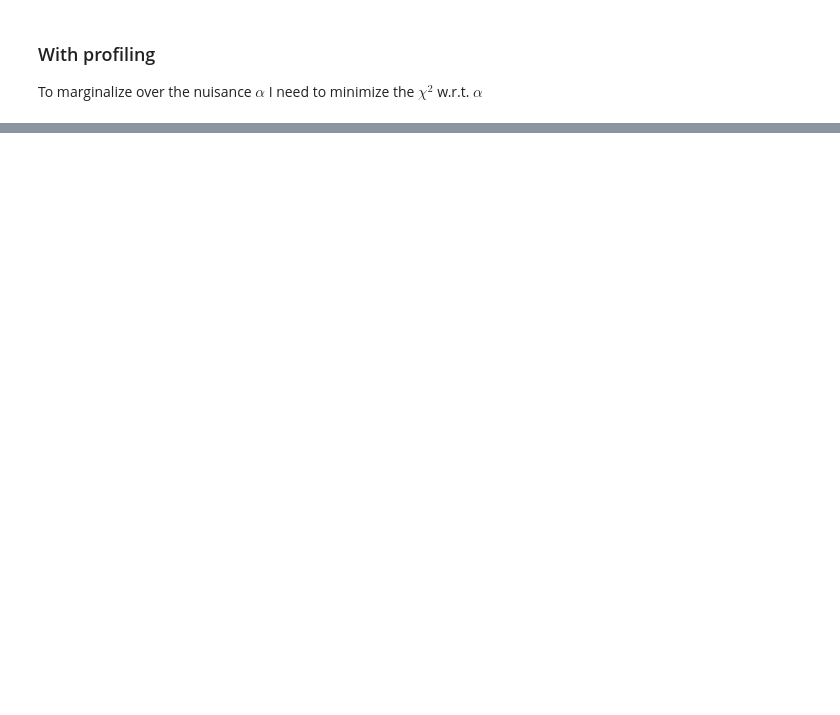
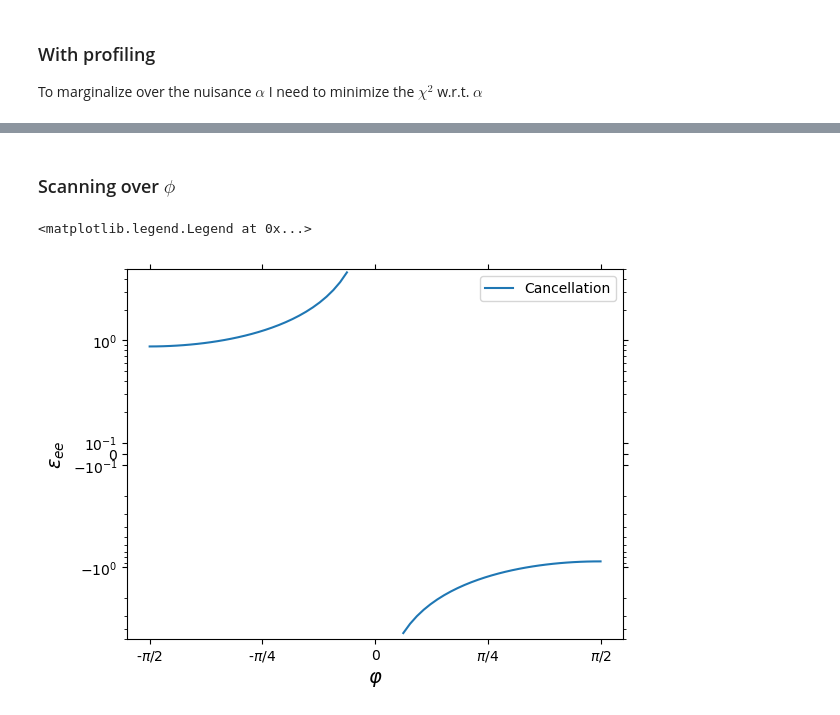
Before and after one commit to SNuDD/SNuDD, a Jupyter notebook: notebooks/XLZD_ER.ipynb, the cells around one changed output, grey strips where cells are left out. Saved outputs shown, nothing was run; the diff lists cells and outputs as text; code cells hidden in the pictures; blank space fills up the shorter version.

```diff
--- a/notebooks/XLZD_ER.ipynb
+++ b/notebooks/XLZD_ER.ipynb
@@ -394,0 +426,37 @@ np.float64(7.78498944161523)
+# %% [markdown]
+### Scanning over $\phi$
+# %%
+eta_charged = 0
+phi_neg = np.linspace(-np.pi/2, -np.pi/16, 30)
+phi_pos = - phi_neg[::-1]
+eps_neg = np.empty_like(phi_neg)
+eps_pos = np.empty_like(phi_neg)
+
+for i, ph in enumerate(tqdm(phi_neg, desc="Processing phi values")):
+    result = minimize_scalar(local_ll, args=(eta_charged, ph), bounds=(0.8, 10), method='bounded')
+    eps_neg[i] = result.x
+
+for i, ph in enumerate(tqdm(phi_pos, desc="Processing phi values")):
+    result = minimize_scalar(local_ll, args=(eta_charged, ph), bounds=(-10, 0.8), method='bounded')
+    eps_pos[i] = result.x
+# %%
+
+# Figure
+fig, ax = plt.subplots()
+
+plt.plot(phi_neg, eps_neg, color='tab:blue', label="Cancellation")
+plt.plot(phi_pos, eps_pos, color='tab:blue')
+ax.set_yscale('symlog', linthresh=0.1, linscale=0.1)
+# ax.yaxis.set_minor_locator(tck.AutoMinorLocator())
+ax.set_xticks(np.pi*np.array([-1./2, -1./4, 0, 1./4, 1./2]), [r'-$\pi/2$', r'-$\pi/4$', '0', r'$\pi/4$', r'$\pi/2$'])
+ax.set_yticks(np.outer(np.array([ -0.1, -1, 0.1, 1]),np.array([2, 3, 4 , 5, 6, 7, 8, 9])).flatten(), minor=True)
+ax.xaxis.set_ticks_position('both')
+ax.yaxis.set_ticks_position('both')
+ax.set_ylim(-5, 5)
+plt.xlabel(r'$\varphi$', size=14)
+plt.ylabel(r'$\varepsilon_{ee}$', size=14)
+plt.legend()
+# plt.savefig("eps_emu_LL.png", bbox_inches='tight')
+# %% [output]
+<matplotlib.legend.Legend at 0x...>
+[figure, added]
```
Also changed, not shown: parts of 11 cells of this notebook, 1 other file.
